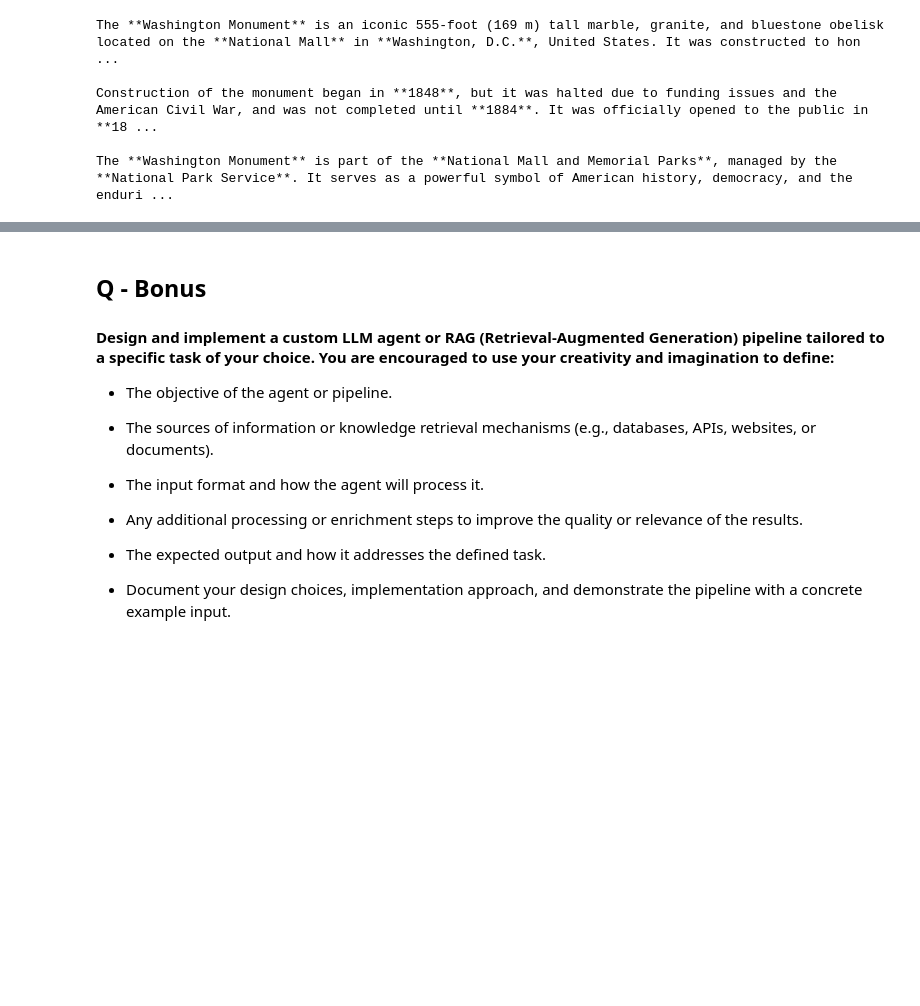
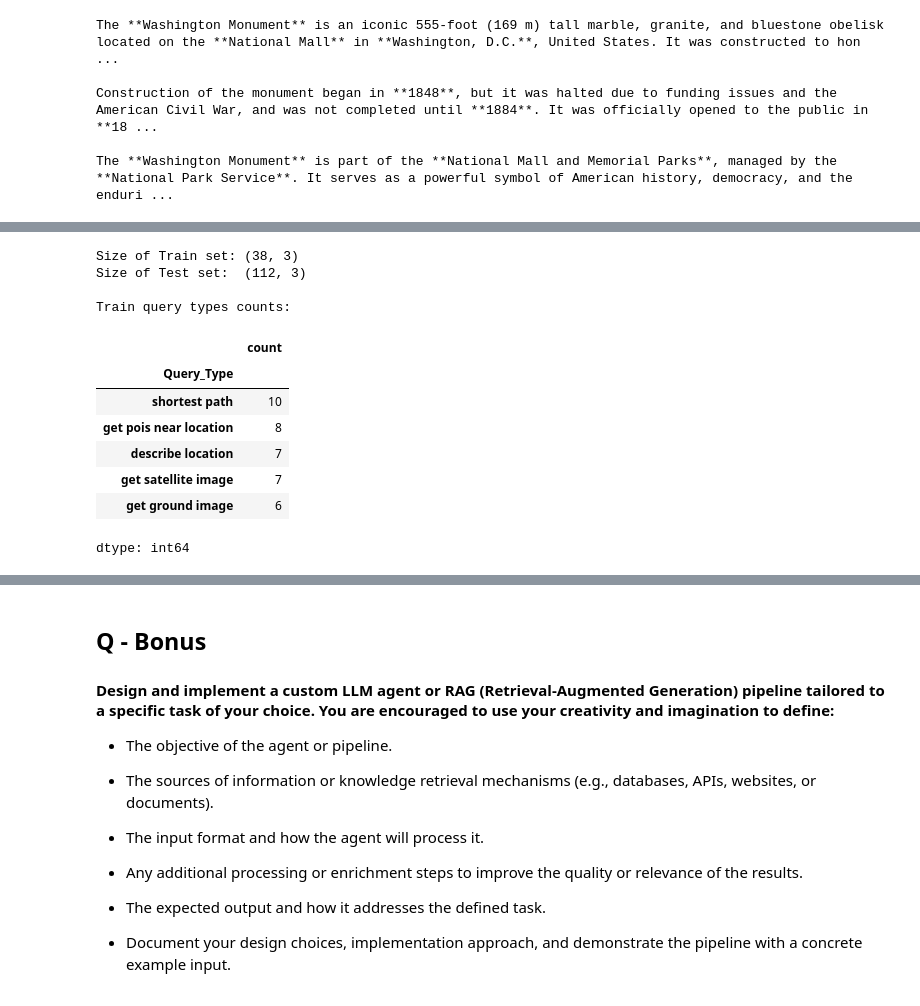
Before and after one commit to EtzionR/LM4GeoAI, a Jupyter notebook: Solutions/SOL_3_Geo_LLM_Agents.ipynb, the cells around one changed output, grey strips where cells are left out. Cells and saved outputs as stored; diff of their text form; code cells hidden in the pictures; blank space fills up the shorter version.

```diff
--- a/Solutions/SOL_3_Geo_LLM_Agents.ipynb
+++ b/Solutions/SOL_3_Geo_LLM_Agents.ipynb
@@ -483,0 +528,25 @@ The **Washington Monument** is part of the **National Mall and Memorial Parks**,
+# %%
+P = .2
+
+train_set = np.random.random(len(example_queries))<P
+test_set  = train_set==False
+
+train = example_queries[train_set]
+test  = example_queries[test_set]
+
+print(f'Size of Train set: {train.shape}\nSize of Test set:  {test.shape}\n\nTrain query types counts:\n')
+
+train.Query_Type.value_counts()
+# %% [output]
+Size of Train set: (38, 3)
+Size of Test set:  (112, 3)
+
+Train query types counts:
+|  | count |
+| Query_Type |  |
+| shortest path | 10 |
+| get pois near location | 8 |
+| describe location | 7 |
+| get satellite image | 7 |
+| get ground image | 6 |
+dtype: int64
```
Also changed, not shown: parts of 7 cells of this notebook.
